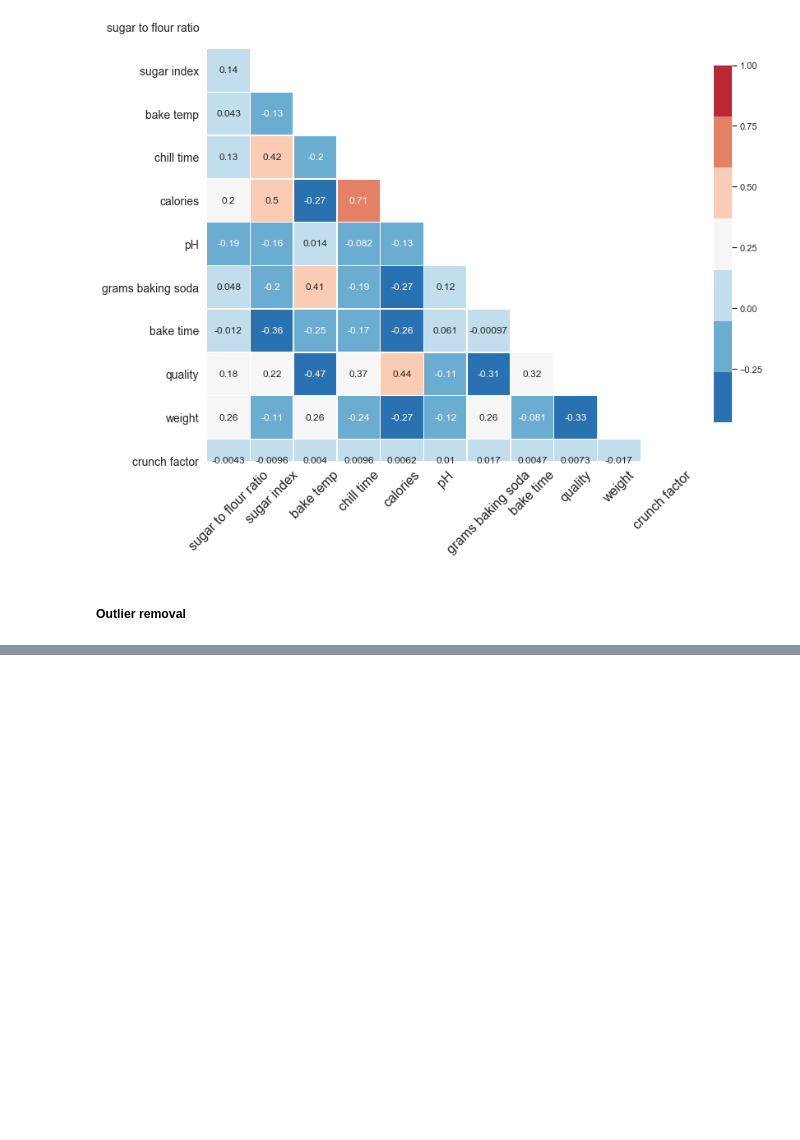
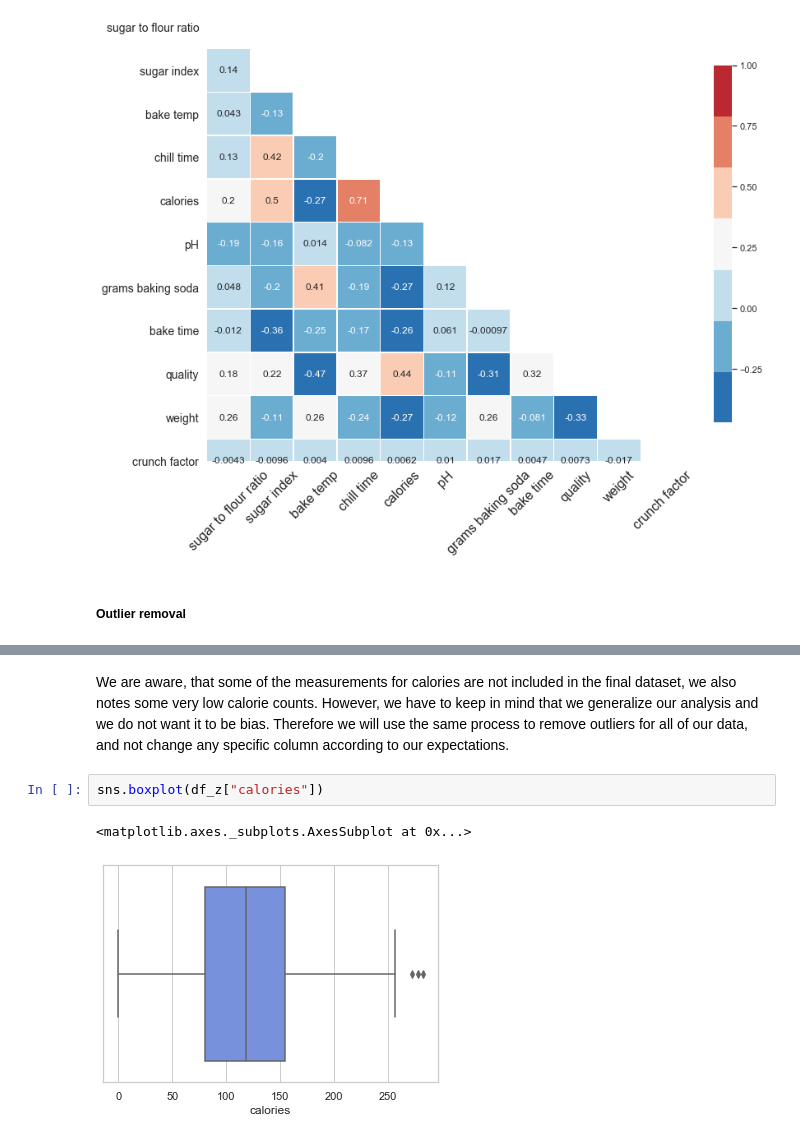
Before and after one commit to wobniarin/Datathon_Cookies, a Jupyter notebook: Jupyter_Notebooks/00 - Data Cleaning.ipynb, the cells around one changed output, grey strips where cells are left out. Cells and saved outputs as stored; diff of their text form; blank space fills up the shorter version.

```diff
--- a/Jupyter_Notebooks/00 - Data Cleaning.ipynb
+++ b/Jupyter_Notebooks/00 - Data Cleaning.ipynb
@@ -185,0 +217,7 @@ sns.pairplot(df_z)
+# %% [markdown]
+We are aware, that some of the measurements for calories are not included in the final dataset, we also notes some very low calorie counts. However, we have to keep in mind that we generalize our analysis and we do not want it to be bias. Therefore we will use the same process to remove outliers for all of our data, and not change any specific column according to our expectations.
+# %%
+sns.boxplot(df_z["calories"])
+# %% [output]
+<matplotlib.axes._subplots.AxesSubplot at 0x...>
+[figure, added]
```
Also changed, not shown: parts of 13 cells of this notebook, 1 other file.
